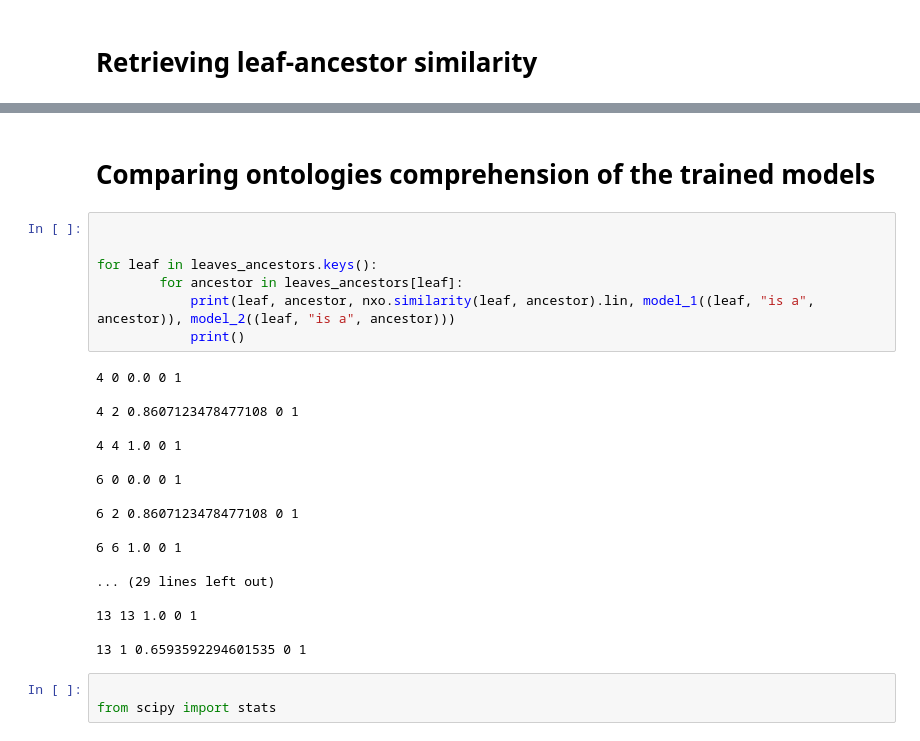
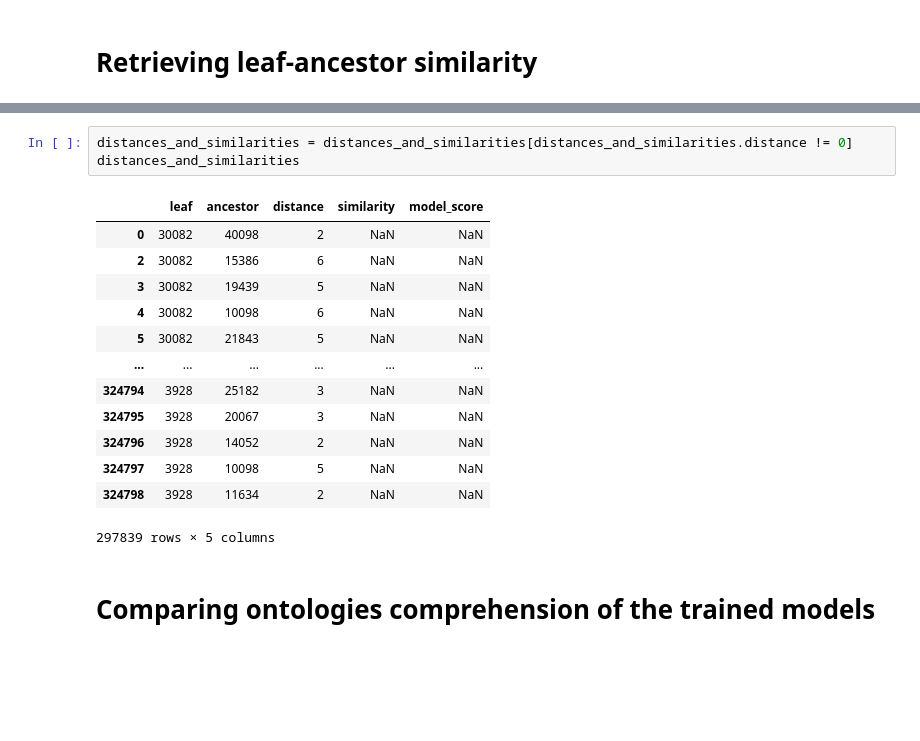
Before and after one commit to ElliotButz/ESL2024, a Jupyter notebook: code/evaluate_ontology_understanding.ipynb, the cells around one changed output, grey strips where cells are left out. Drawn from its saved outputs; the diff is of its cells as text; blank space fills up the shorter version.

```diff
--- a/code/evaluate_ontology_understanding.ipynb
+++ b/code/evaluate_ontology_understanding.ipynb
@@ -186,30 +345,19 @@ def model_2(triplet):
+# %%
+distances_and_similarities = distances_and_similarities[distances_and_similarities.distance != 0]
+distances_and_similarities
+# %% [output]
+|  | leaf | ancestor | distance | similarity | model_score |
+| 0 | 30082 | 40098 | 2 | NaN | NaN |
+| 2 | 30082 | 15386 | 6 | NaN | NaN |
+| 3 | 30082 | 19439 | 5 | NaN | NaN |
+| 4 | 30082 | 10098 | 6 | NaN | NaN |
+| 5 | 30082 | 21843 | 5 | NaN | NaN |
+| ... | ... | ... | ... | ... | ... |
+| 324794 | 3928 | 25182 | 3 | NaN | NaN |
+| 324795 | 3928 | 20067 | 3 | NaN | NaN |
+| 324796 | 3928 | 14052 | 2 | NaN | NaN |
+| 324797 | 3928 | 10098 | 5 | NaN | NaN |
+| 324798 | 3928 | 11634 | 2 | NaN | NaN |
+297839 rows × 5 columns
 # %% [markdown]
 # Comparing ontologies comprehension of the trained models
-# %%
-
-
-for leaf in leaves_ancestors.keys():
-        for ancestor in leaves_ancestors[leaf]:
-            print(leaf, ancestor, nxo.similarity(leaf, ancestor).lin, model_1((leaf, "is a", ancestor)), model_2((leaf, "is a", ancestor)))
-            print()
-# %% [output]
-4 0 0.0 0 1
-
-4 2 0.8607123478477108 0 1
-
-4 4 1.0 0 1
-
-6 0 0.0 0 1
-
-6 2 0.8607123478477108 0 1
-
-6 6 1.0 0 1
-
-... (29 lines left out)
-
-13 13 1.0 0 1
-
-13 1 0.6593592294601535 0 1
-# %%
-
-from scipy import stats
```
Also changed, not shown: parts of 32 cells of this notebook.
